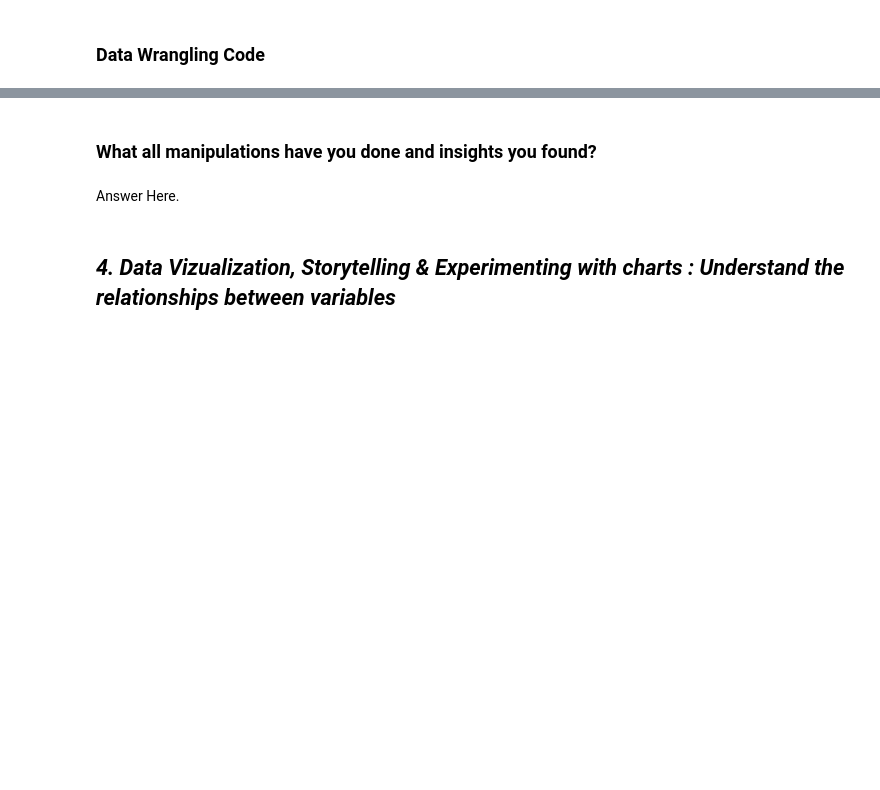
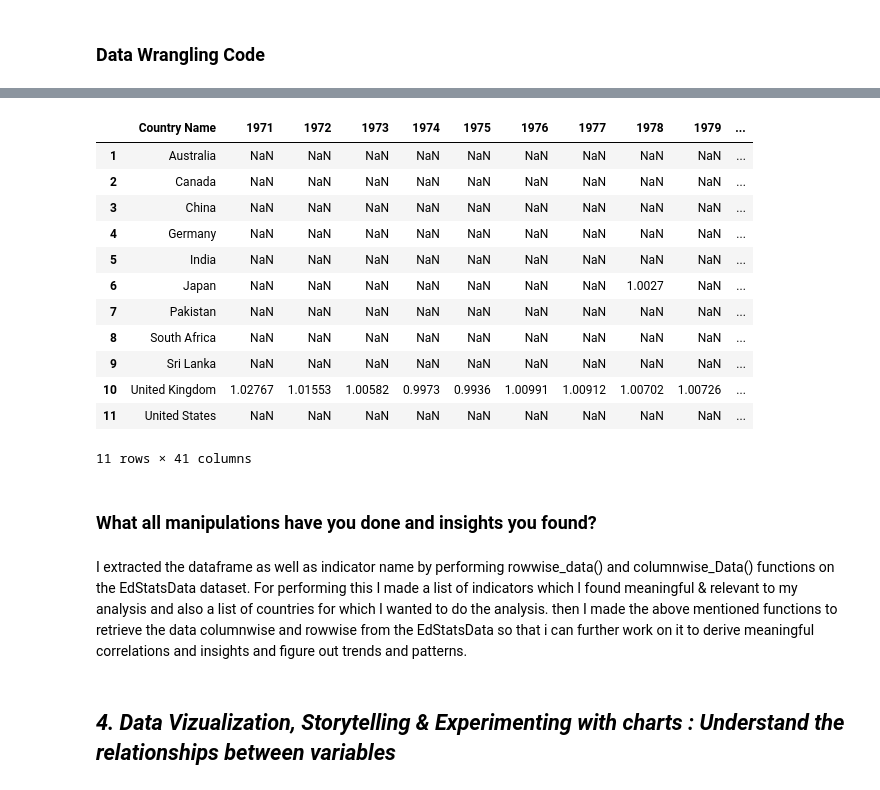
Before and after one commit to Ankita-chouhan-github/EDA-Capstone-project, a Jupyter notebook: Ankita_||_EDA_Capstone_project_(World_Bank_Global_Education_Analysis).ipynb, the cells around one changed output, grey strips where cells are left out. Cells and saved outputs as stored; diff of their text form; code cells hidden in the pictures; blank space fills up the shorter version.

```diff
--- a/Ankita_||_EDA_Capstone_project_(World_Bank_Global_Education_Analysis).ipynb
+++ b/Ankita_||_EDA_Capstone_project_(World_Bank_Global_Education_Analysis).ipynb
@@ -575,7 +873,47 @@ Answer Here
+# %%
+# To get rowwise data we can just use the above function and change it accordingly
+def rowwise_data(indicator_code):
+  '''If we want to get the data rowwise we can just get data columnwise first and then make neccessary changes'''
+  df, title = columnwise_data(indicator_code)
+
+  # After getting the dataframe we extract years so that we can later use it to provude column names after transpose
+  cols = list(df["Year"])
+
+  #  first we transpose our dataframe
+  df = df.T
+
+  #  Then we reset index
+  df.reset_index(inplace=True)
+
+  # Then we provide the columns names to the new dataframe using the list of years that we extracted before
+  df.set_axis((["Country Name"]+cols), axis=1, inplace=True)
+
+  #  then we drop the 0th row as it is just the duplicated values of the column names
+  df.drop(0, inplace=True)
+
+  return df, title
+# %%
+# to check if our row wise function works or not we will pass and indicator code through our function
+df, title = rowwise_data("UIS.NERA.2.GPI")
+df
+# %% [output]
+|  | Country Name | 1971 | 1972 | 1973 | 1974 | 1975 | 1976 | 1977 | 1978 | 1979 | ... |
+| 1 | Australia | NaN | NaN | NaN | NaN | NaN | NaN | NaN | NaN | NaN | ... |
+| 2 | Canada | NaN | NaN | NaN | NaN | NaN | NaN | NaN | NaN | NaN | ... |
+| 3 | China | NaN | NaN | NaN | NaN | NaN | NaN | NaN | NaN | NaN | ... |
+| 4 | Germany | NaN | NaN | NaN | NaN | NaN | NaN | NaN | NaN | NaN | ... |
+| 5 | India | NaN | NaN | NaN | NaN | NaN | NaN | NaN | NaN | NaN | ... |
+| 6 | Japan | NaN | NaN | NaN | NaN | NaN | NaN | NaN | 1.0027 | NaN | ... |
+| 7 | Pakistan | NaN | NaN | NaN | NaN | NaN | NaN | NaN | NaN | NaN | ... |
+| 8 | South Africa | NaN | NaN | NaN | NaN | NaN | NaN | NaN | NaN | NaN | ... |
+| 9 | Sri Lanka | NaN | NaN | NaN | NaN | NaN | NaN | NaN | NaN | NaN | ... |
+| 10 | United Kingdom | 1.02767 | 1.01553 | 1.00582 | 0.9973 | 0.9936 | 1.00991 | 1.00912 | 1.00702 | 1.00726 | ... |
+| 11 | United States | NaN | NaN | NaN | NaN | NaN | NaN | NaN | NaN | NaN | ... |
+11 rows × 41 columns
 # %% [markdown]
 ### What all manipulations have you done and insights you found?
-# %% [markdown]
-Answer Here.
+# %% [markdown]
+I extracted the dataframe as well as indicator name by performing rowwise_data() and columnwise_Data() functions on the EdStatsData dataset. For performing this I made a list of indicators which I found meaningful & relevant to my analysis and also a list of countries for which I wanted to do the analysis. then I made the above mentioned functions to retrieve the data columnwise and rowwise from the EdStatsData so that i can further work on it to derive meaningful correlations and insights  and figure out trends and patterns.
 # %% [markdown]
 ## ***4. Data Vizualization, Storytelling & Experimenting with charts : Understand the relationships between variables***
 # %% [markdown]
```
Also changed, not shown: parts of 35 cells of this notebook.
